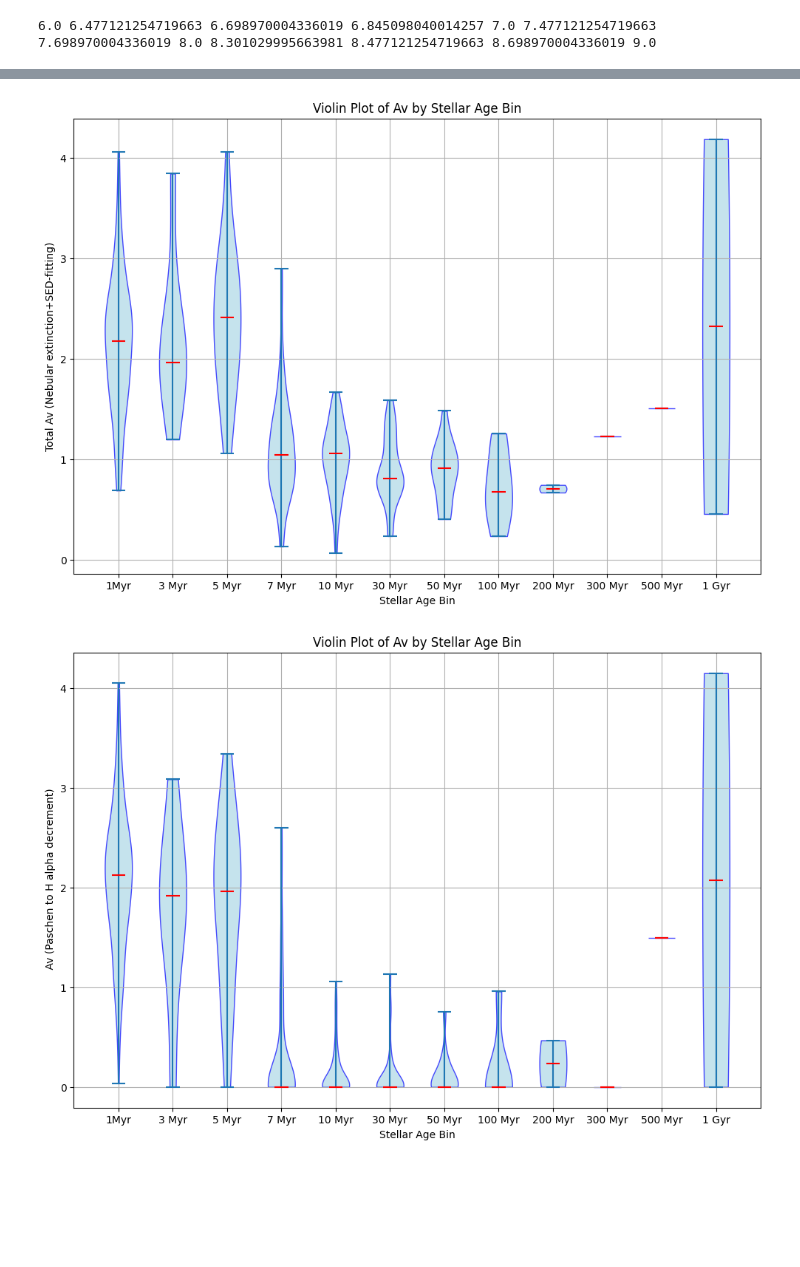
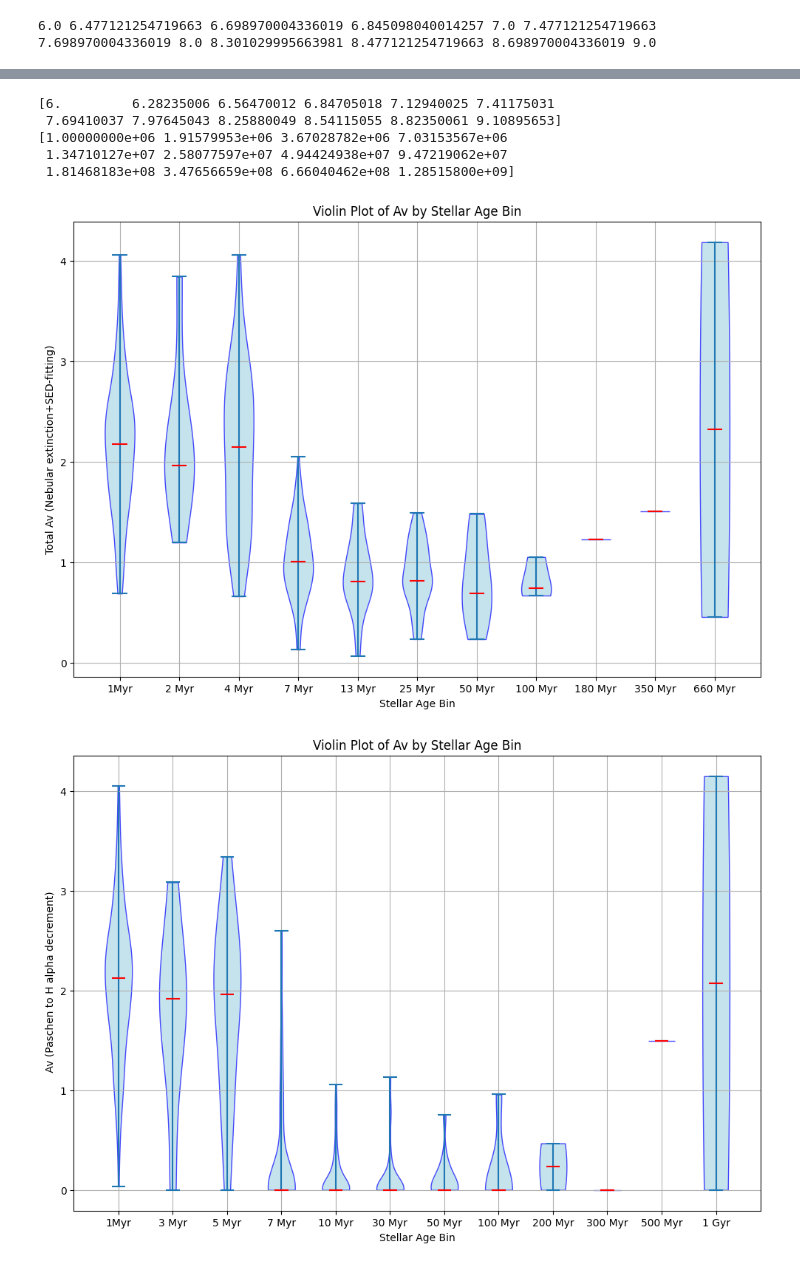
Before and after one commit to kilarson/msa, a Jupyter notebook: msa_cigale.ipynb, the cells around one changed output, grey strips where cells are left out. Saved outputs shown, nothing was run; the diff lists cells and outputs as text; code cells hidden in the pictures; blank space fills up the shorter version.

```diff
--- a/msa_cigale.ipynb
+++ b/msa_cigale.ipynb
@@ -1311,7 +1375,11 @@ print(np.log10(1e6),np.log10(3e6),np.log10(5e6),np.log10(7e6),np.log10(10e6),np.
 # %%
 # Create bins for age
-age_bins =   [6.0,  6.47,   6.69,    6.845,     7.0,      7.477,      7.69,     7.85,         8.0,        8.477,        8.69,         9.5]
-age_labels = ['1-3Myr', '3-5Myr', '5-7Myr','7-10Myr', '10-30Myr','30-50Myr','50-70Myr', '70-100Myr', '100-300Myr', '300-500Myr', '>500 Myr']
+#age_bins =   [6.0,  6.47,   6.69,    6.845,     7.0,      7.477,      7.69,     7.85,         8.0,        8.477,        8.69,         9.5]
+#age_labels = ['1-3Myr', '3-5Myr', '5-7Myr','7-10Myr', '10-30Myr','30-50Myr','50-70Myr', '70-100Myr', '100-300Myr', '300-500Myr', '>500 Myr']
+# Create bins for age
+age_bins =   [6.0,  6.47,   6.69,    6.845,     7.0,      7.477,      7.69,         8.0,        8.477,        8.69,         9.5]
+age_labels = ['1-3Myr', '3-5Myr', '5-7Myr','7-10Myr', '10-30Myr','30-50Myr','50-100Myr', '100-300Myr', '300-500Myr', '>500 Myr']
+
 v_diff_all = (data_tbl['V_dolmag_vega_old']-data_tbl['V_dolmag_vega']) +cigale_df['bayes.attenuation.A550']
 v_diff = (data_tbl['V_dolmag_vega_old']-data_tbl['V_dolmag_vega'])
 
@@ -1329,8 +1397,8 @@ av_tot_data_by_age_bin = [v_diff_all[cigale_df['age_bin'] == label] for label in
 
 # Create the violin plot
 plt.figure(figsize=(12, 8))
-violin_parts = plt.violinplot(av_data_by_age_bin, showmedians=True)
-plt.violinplot(av_tot_data_by_age_bin, showmedians=True)
+violin_parts = plt.violinplot(av_tot_data_by_age_bin, showmedians=True)
+#plt.violinplot(av_tot_data_by_age_bin, showmedians=True)
 
 # Customize the appearance of the violin plot (optional)
 for body in violin_parts['bodies']:
@@ -1343,7 +1411,7 @@ violin_parts['cmedians'].set_edgecolor('red')
 
 # Set labels and title
 plt.xticks(np.arange(1, len(age_labels) + 1), age_labels)
-plt.ylabel('Av')
+plt.ylabel('Total Av (Nebular extinction + SED-fitting)')
 plt.xlabel('Stellar Age Bin')
 plt.title('Violin Plot of Av by Stellar Age Bin')
 plt.grid(True)
@@ -1358,41 +1475,52 @@ v_diff_all = (data_tbl['V_dolmag_vega_old']-data_tbl['V_dolmag_vega']) +cigale_d
 v_diff = (data_tbl['V_dolmag_vega_old']-data_tbl['V_dolmag_vega'])
 
 
-age_labels = ['1Myr', '3 Myr', '5 Myr','7 Myr', '10 Myr', '30 Myr', '50 Myr', '100 Myr', '200 Myr', '300 Myr', '500 Myr','1 Gyr']
+#age_labels = ['1Myr', '3 Myr', '5 Myr','7 Myr', '10 Myr', '30 Myr', '50 Myr', '100 Myr', '200 Myr', '300 Myr', '500 Myr']#,'1 Gyr']
+age_labels = ['1Myr', '2 Myr', '4 Myr','7 Myr', '13 Myr', '25 Myr', '50 Myr', '100 Myr', '180 Myr', '350 Myr', '660 Myr']#,'1 Gyr']
 
-n_bins = 12
+n_bins = 11
 
 # Bin the stellar age data
-cigale_df['age_bin'] = pd.cut(np.log10(cigale_df['best.stellar.age_m_star']*1e6), bins=n_bins, labels=age_labels, right=False)
+cigale_df['age_bin'],age_bins_ret = pd.cut(np.log10(cigale_df['best.stellar.age_m_star']*1e6), bins=n_bins, retbins=True, labels=age_labels, right=False)
 
+print(age_bins_ret)
+print( 10**(age_bins_ret) )
 # Create a list of Av values for each age bin
 av_data_by_age_bin = [v_diff[cigale_df['age_bin'] == label] for label in age_labels]
 av_tot_data_by_age_bin = [v_diff_all[cigale_df['age_bin'] == label] for label in age_labels]
 
 
 # Create the violin plot
 plt.figure(figsize=(12, 8))
 violin_parts = plt.violinplot(av_tot_data_by_age_bin, showmedians=True)
 
 
 # Customize the appearance of the violin plot (optional)
 for body in violin_parts['bodies']:
     body.set_facecolor('lightblue')
     body.set_edgecolor('blue')
     body.set_alpha(0.7)
 
 # Customize the median line (optional)
 violin_parts['cmedians'].set_edgecolor('red')
 
 # Set labels and title
 plt.xticks(np.arange(1, len(age_labels) + 1), age_labels)
 plt.ylabel('Total Av (Nebular extinction+SED-fitting)')
 plt.xlabel('Stellar Age Bin')
 plt.title('Violin Plot of Av by Stellar Age Bin')
 plt.grid(True)
+
+#plt.savefig(fig_dir+gal+'_'+tracer_band+'_ws'+pc_scales[i]+'pc_AgeBin_TotalAv_Violin.pdf', bbox_inches='tight', pad_inches=0.15)
+
 plt.show()
 # %% [output]
+[6.         6.28235006 6.56470012 6.84705018 7.12940025 7.41175031
+ 7.69410037 7.97645043 8.25880049 8.54115055 8.82350061 9.10895653]
+[1.00000000e+06 1.91579953e+06 3.67028782e+06 7.03153567e+06
+ 1.34710127e+07 2.58077597e+07 4.94424938e+07 9.47219062e+07
+ 1.81468183e+08 3.47656659e+08 6.66040462e+08 1.28515800e+09]
-[figure, old version]
+[figure, new version]
 # %%
 # Create bins for age
 #age_bins = [6.0, 6.47, 6.699, 6.5,7.0, 7.477, 9.5] # 1Myr, 3Myr, 5Myr, 10Myr, 30Myr, max_age
```
Also changed, not shown: parts of 11 cells of this notebook.
